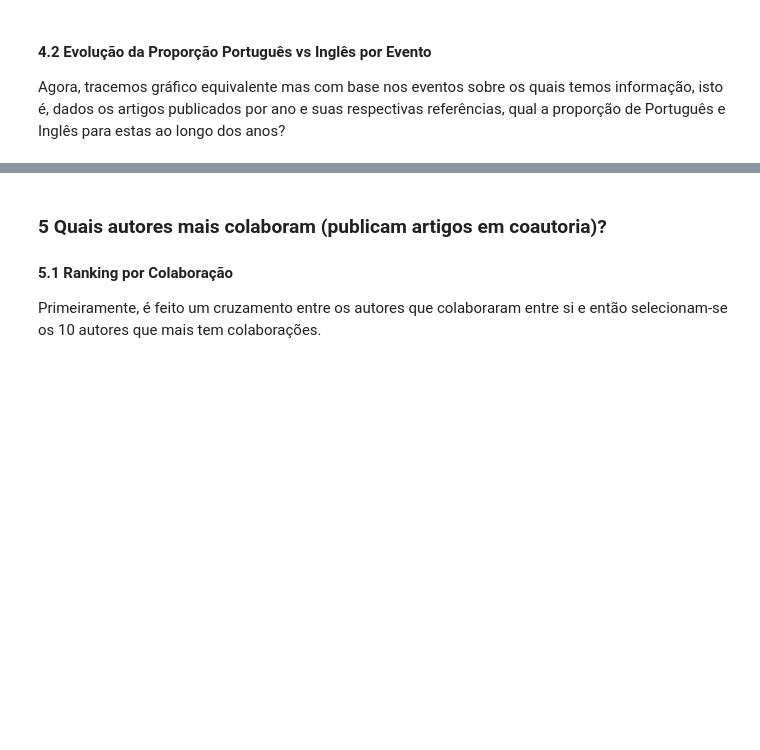
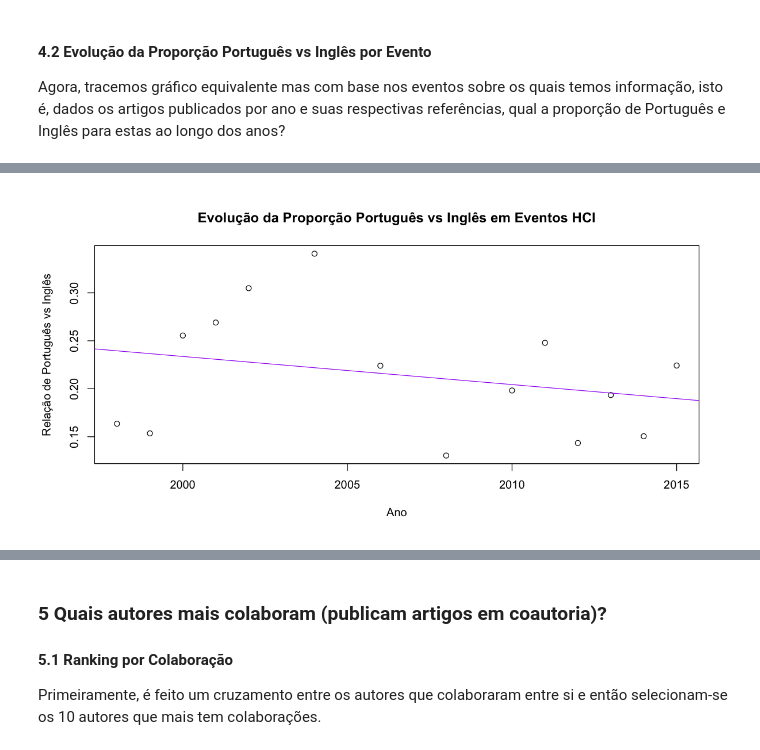
Before and after one commit to calmattoso/INF1335, a Jupyter notebook: A5/A5 - Rede de Citações - Carlos Mattoso e Gabriel Siqueira.ipynb, the cells around one changed output, grey strips where cells are left out. Drawn from its saved outputs; the diff is of its cells as text; code cells hidden in the pictures; blank space fills up the shorter version.

```diff
--- a/A5/A5 - Rede de Citações - Carlos Mattoso e Gabriel Siqueira.ipynb
+++ b/A5/A5 - Rede de Citações - Carlos Mattoso e Gabriel Siqueira.ipynb
@@ -814,0 +809,36 @@ Agora, tracemos gráfico equivalente mas com base nos eventos sobre os quais tem
+# %%
+# Obtém os `datasets` de `artigo` e `referência`
+artigo = data.map[["artigo"]]
+referencia = data.map[["referencia"]]
+
+# Faz o cruzamento de artigos e referências
+artigo.with.referencia = merge(artigo, referencia, by = "id_artigo")
+
+# Faz a contagem de idiomas por ano, limitando-se apenas a anos que tem `EN` (considerado o _superset_)
+ref.lang.count.per.year = count(artigo.with.referencia, c("ano", "idiomaref"))
+years.with.english =
+    na.exclude(ref.lang.count.per.year[ref.lang.count.per.year$idiomaref == "EN", "ano"])
+ref.lang.count.english.years =
+    (na.exclude(ref.lang.count.per.year[ref.lang.count.per.year$ano %in% years.with.english, ]))
+
+# Obtém os anos nos quais há referências em Português
+years.with.portuguese =
+    na.exclude(ref.lang.count.english.years[ref.lang.count.english.years$idiomaref == "PT", "ano"])
+
+# Calcula as proporções
+proportions.events = rep(0.0, length(years.with.english))
+for (year in years.with.portuguese) {
+    pt.count = ref.lang.count.english.years$freq[ref.lang.count.english.years$idiomaref == "PT" &
+                                                 ref.lang.count.english.years$ano == year]
+    en.count = ref.lang.count.english.years$freq[ref.lang.count.english.years$idiomaref == "EN" &
+                                                 ref.lang.count.english.years$ano == year]
+    pt.en.prop = pt.count/as.double(pt.count + en.count)
+    proportions.events[which(years.with.english == year)] = pt.en.prop
+}
+
+plot(y = proportions.events, x = years.with.english,
+     ylab="Relação de Português vs Inglês", xlab="Ano",
+     main="Evolução da Proporção Português vs Inglês em Eventos HCI")
+abline(lm(proportions.events ~ years.with.english), col = "purple")
+# %% [output]
+[figure, added]
```
Also changed, not shown: parts of 8 cells of this notebook.
